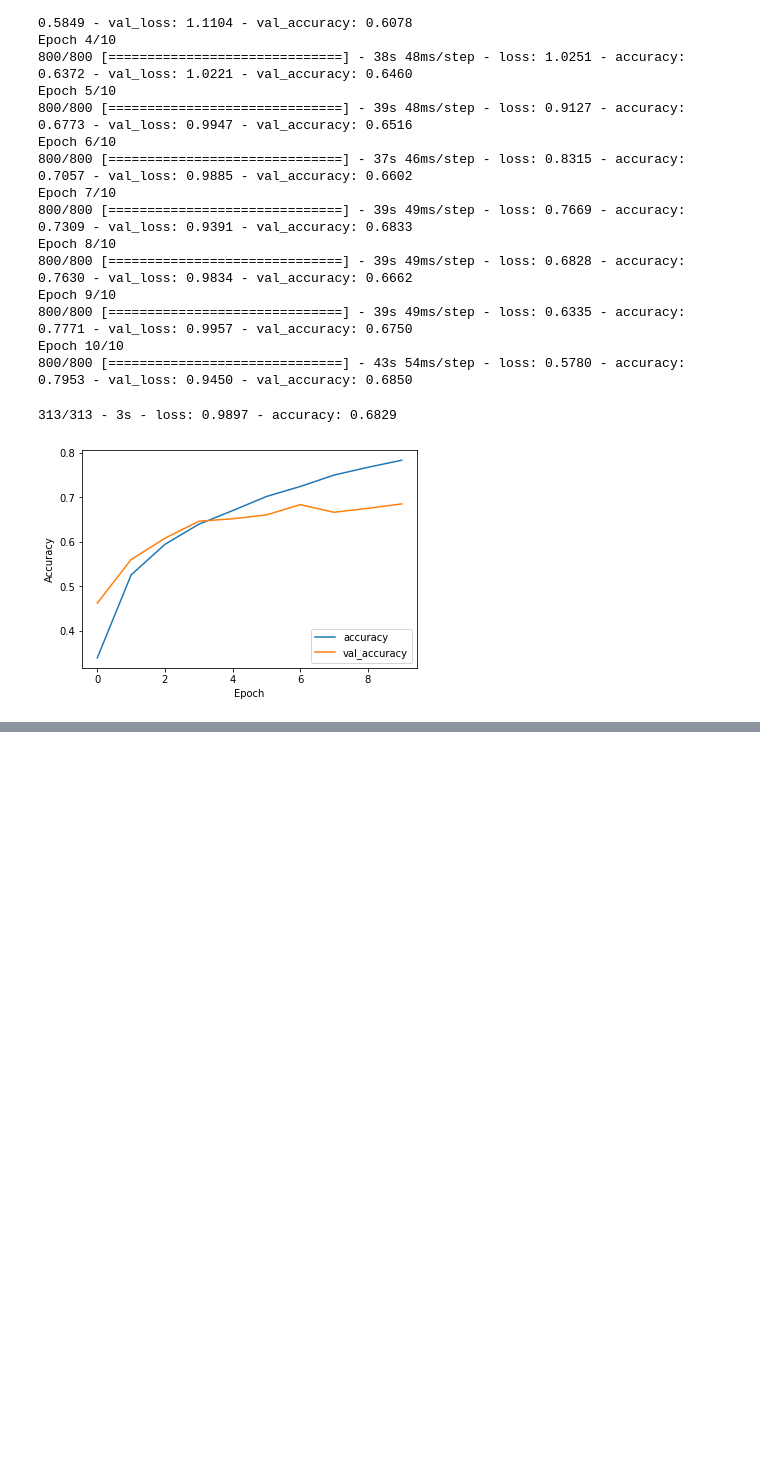
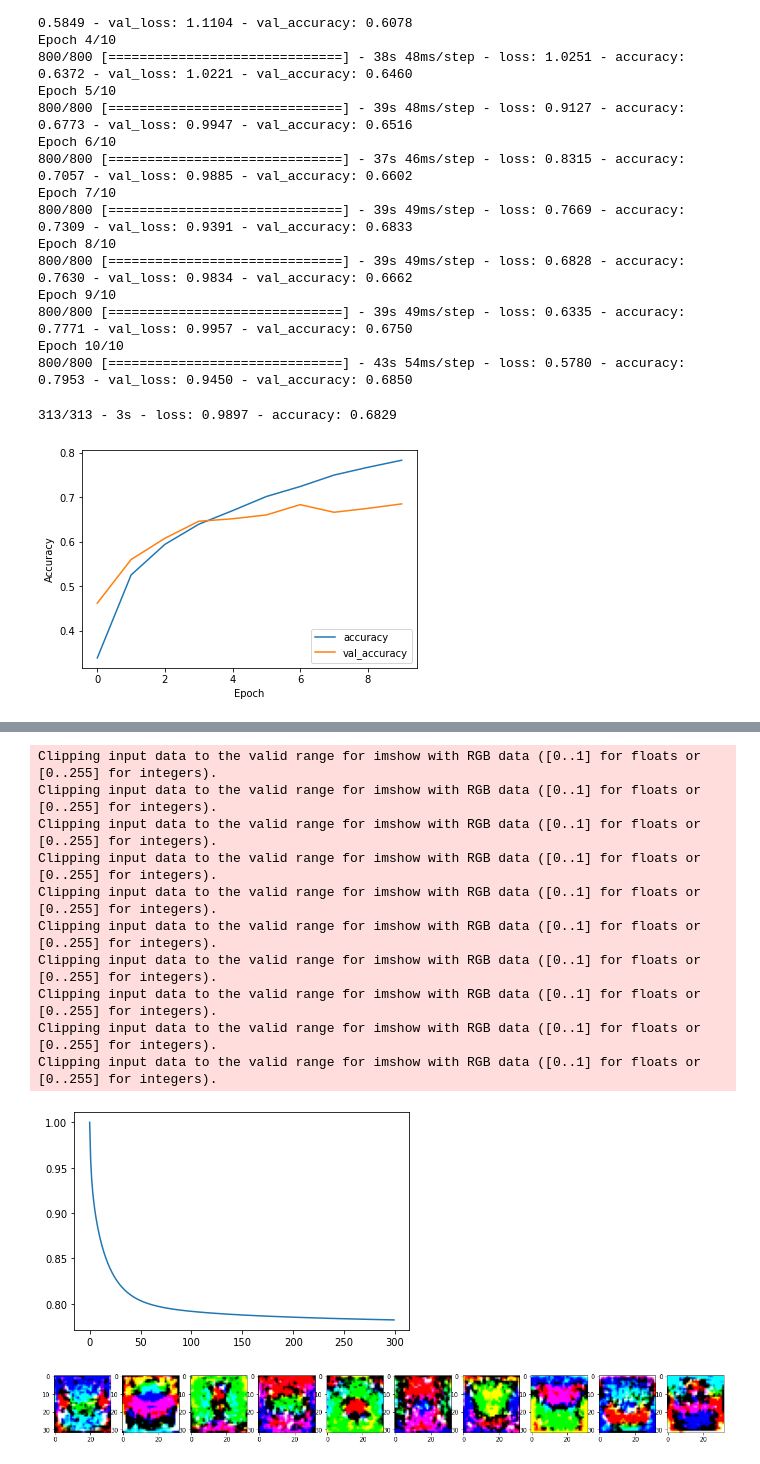
Before and after one commit to Dileesha747/ImageProcessing_1, a Jupyter notebook: assgn1.ipynb, the cells around one changed output, grey strips where cells are left out. Drawn from its saved outputs; the diff is of its cells as text; code cells hidden in the pictures; blank space fills up the shorter version.

Commit message:
developed the train/test accuracy functions

```diff
--- a/assgn1.ipynb
+++ b/assgn1.ipynb
@@ -102,0 +108,3 @@ test_loss, test_acc = model.evaluate(x_test, y_test, verbose=2)
+# %%
+(x_train, y_train), (x_test, y_test) = keras.datasets.cifar10.load_data()
+print('x_train:', x_train.shape)
@@ -102,0 +164,21 @@ test_loss, test_acc = model.evaluate(x_test, y_test, verbose=2)
+# %%
+for t in range(iterations):
+    indices = np.arange(Ntr)
+    rng.shuffle(indices)
+    x=x_train[indices]
+    y=y_train[indices]
+
+    y_p=x.dot(w1)+b1
+    loss=(1./batch_size)*np.square(y_p-y).sum()+reg*(np.sum(w1*w1))
+    loss_history.append(loss)
+    if t%5==0:
+        print('iteration %d : loss %f' % (t,loss))
+
+    items=y_p.shape[0]
+    dy_y_p=(1./batch_size)*2.0*(y_p-y)
+    dy_w1=x.T.dot(dy_y_p)+reg*w1
+    dy_b1=dy_y_p.sum(axis=0)
+
+    w1 -=lr*dy_w1
+    b1 -=lr*dy_b1
+    lr *=lr_decay
@@ -102,0 +203,23 @@ test_loss, test_acc = model.evaluate(x_test, y_test, verbose=2)
+# %%
+plt.plot(loss_history)
+
+f,ax=plt.subplots(1,10)
+f.set_size_inches(20,6)
+
+for i in range(10):
+    img=w1[:,i].reshape(32,32,3)
+    ax[i].imshow(img*1000)
+plt.show()
+# %% [output]
+Clipping input data to the valid range for imshow with RGB data ([0..1] for floats or [0..255] for integers).
+Clipping input data to the valid range for imshow with RGB data ([0..1] for floats or [0..255] for integers).
+Clipping input data to the valid range for imshow with RGB data ([0..1] for floats or [0..255] for integers).
+Clipping input data to the valid range for imshow with RGB data ([0..1] for floats or [0..255] for integers).
+Clipping input data to the valid range for imshow with RGB data ([0..1] for floats or [0..255] for integers).
+Clipping input data to the valid range for imshow with RGB data ([0..1] for floats or [0..255] for integers).
+Clipping input data to the valid range for imshow with RGB data ([0..1] for floats or [0..255] for integers).
+Clipping input data to the valid range for imshow with RGB data ([0..1] for floats or [0..255] for integers).
+Clipping input data to the valid range for imshow with RGB data ([0..1] for floats or [0..255] for integers).
+Clipping input data to the valid range for imshow with RGB data ([0..1] for floats or [0..255] for integers).
+[figure, added]
+[figure, added]
```
Also changed, not shown: parts of 7 cells of this notebook.
